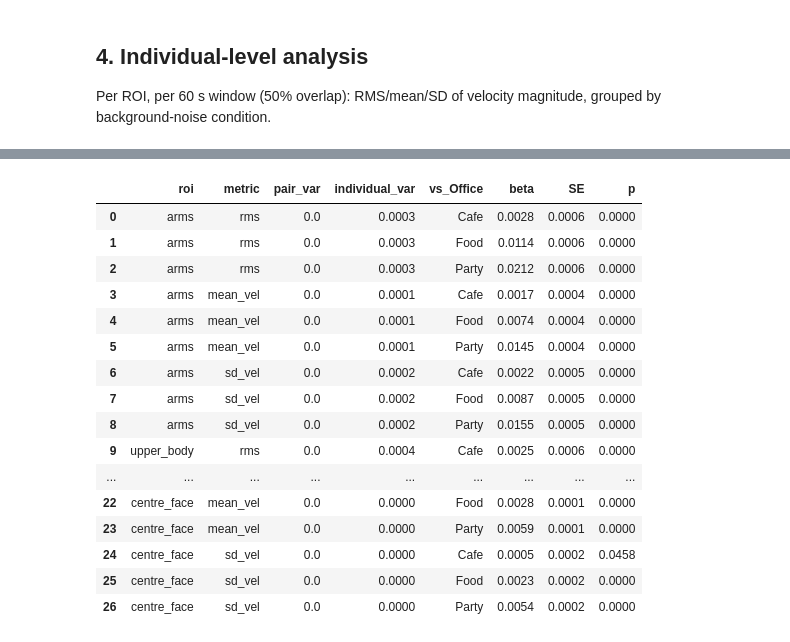
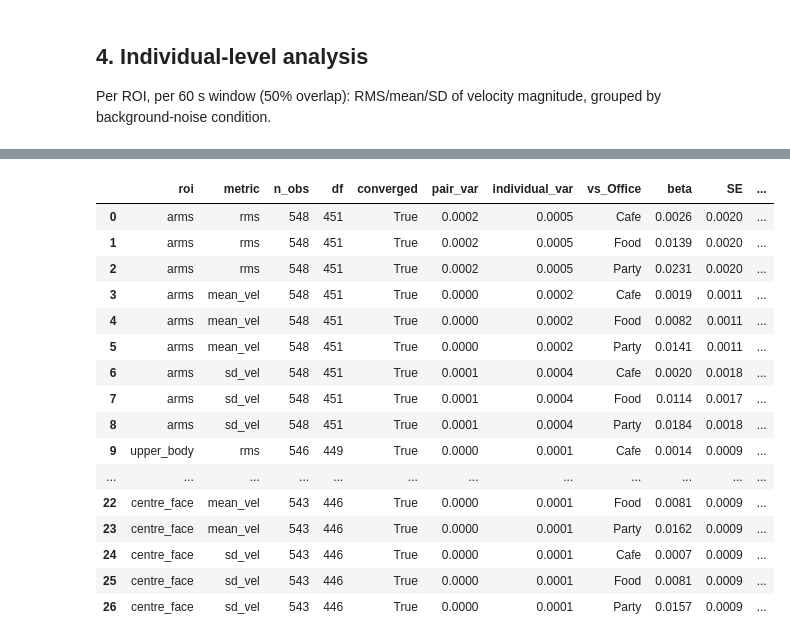
Before and after one commit to MInD-Laboratory/Pose-Dynamics, a Jupyter notebook: notebooks/case2_mosaic_reproduction.ipynb, the cells around one changed output, grey strips where cells are left out. Cells and saved outputs as stored; diff of their text form; code cells hidden in the pictures.

```diff
--- a/notebooks/case2_mosaic_reproduction.ipynb
+++ b/notebooks/case2_mosaic_reproduction.ipynb
@@ -61,14 +192,0 @@ At 30 Hz we estimate `(τ, m)` from AMI/FNN across the ROI signals, then commit.
-# %%
-from pose_dynamics.embedding import select_embedding, Signal, plot_embedding_evidence
-
-signals = []
-for f in files:
-    s, rm = load_mosaic_file(f)
-    fs = roi_velocity_signals(s, rm)
-    for roi in rm:
-        signals.append(Signal(f"{Path(f).stem}_{roi}", fs.get(f"{roi}_speed"), group={"roi": roi}))
-
-evidence = select_embedding(signals, tau_grid=(10, 20), m_grid=(3, 6),
-                            ami_max_lag=40, fnn_max_dim=8, subset=40, seed=0)
-plot_embedding_evidence(evidence)
-print(evidence.justification)
@@ -108,9 +239,10 @@ params.to_dict()
 Per ROI, per 60 s window (50% overlap): RMS/mean/SD of velocity magnitude, grouped
 by background-noise condition.
 # %%
-from pose_dynamics.case_studies.mosaic import run_individual, plot_individual_figure
+from pose_dynamics.case_studies.mosaic import run_individual
 
-df = run_individual(files, CONDITIONS_CSV, progress=True)
+df = cached("individual_aligned",
+            lambda: run_individual(files, CONDITIONS_CSV, progress=True))
 print(f"{len(df)} window-rows")
 df.groupby(["roi", "condition"], observed=True)[["rms", "mean_vel", "sd_vel"]].mean().round(4)
 # %% [output]
@@ -211,24 +303,12 @@ dataset. **Dyadic metrics** (cross-correlation, CRQA): random intercept for pair
 # %%
-import statsmodels.formula.api as smf
-import pandas as pd
-import warnings; warnings.simplefilter("ignore")
+from pose_dynamics.case_studies.mosaic import (
+    METRICS_DYAD, METRICS_IND, check_tukey_conservative, compare_alignment,
+    fit_dyadic, fit_individual, to_trial_dyad, to_trial_individual, tukey_pairwise,
+)
 
-df["participant"] = df["session"].astype(str) + "_" + df["camera"]
-df["session"] = df["session"].astype(str)
-
-vc = {"individual": "0 + C(participant)"}
-coef_rows = []
-for roi in ["arms", "upper_body", "centre_face"]:
-    sub = df[df["roi"] == roi]
-    for metric in ["rms", "mean_vel", "sd_vel"]:
-        m = smf.mixedlm(f"{metric} ~ C(condition, Treatment('Office'))",
-                        sub, groups=sub["session"], re_formula="1", vc_formula=vc).fit()
-        row = {"roi": roi, "metric": metric,
-               "pair_var": m.cov_re.iloc[0, 0], "individual_var": m.vcomp[0]}
-        for term, label in [("C(condition, Treatment('Office'))[T.Cafe]", "Cafe"),
-                            ("C(condition, Treatment('Office'))[T.Food]", "Food"),
-                            ("C(condition, Treatment('Office'))[T.Party]", "Party")]:
-            coef_rows.append({**row, "vs_Office": label,
-                              "beta": m.params[term], "SE": m.bse[term], "p": m.pvalues[term]})
-pd.DataFrame(coef_rows).round(4)
+# --- primary fit: individual-level, trial means ---
+df_trial = to_trial_individual(df)
+coef_individual_df = fit_individual(df_trial)
+print(f"individual: {len(df)} window rows -> {len(df_trial)} trial rows")
+coef_individual_df
 # %% [output]
@@ -235,18 +316,18 @@ pd.DataFrame(coef_rows).round(4)
-|  | roi | metric | pair_var | individual_var | vs_Office | beta | SE | p |
-| 0 | arms | rms | 0.0 | 0.0003 | Cafe | 0.0028 | 0.0006 | 0.0000 |
-| 1 | arms | rms | 0.0 | 0.0003 | Food | 0.0114 | 0.0006 | 0.0000 |
-| 2 | arms | rms | 0.0 | 0.0003 | Party | 0.0212 | 0.0006 | 0.0000 |
-| 3 | arms | mean_vel | 0.0 | 0.0001 | Cafe | 0.0017 | 0.0004 | 0.0000 |
-| 4 | arms | mean_vel | 0.0 | 0.0001 | Food | 0.0074 | 0.0004 | 0.0000 |
-| 5 | arms | mean_vel | 0.0 | 0.0001 | Party | 0.0145 | 0.0004 | 0.0000 |
-| 6 | arms | sd_vel | 0.0 | 0.0002 | Cafe | 0.0022 | 0.0005 | 0.0000 |
-| 7 | arms | sd_vel | 0.0 | 0.0002 | Food | 0.0087 | 0.0005 | 0.0000 |
-| 8 | arms | sd_vel | 0.0 | 0.0002 | Party | 0.0155 | 0.0005 | 0.0000 |
-| 9 | upper_body | rms | 0.0 | 0.0004 | Cafe | 0.0025 | 0.0006 | 0.0000 |
-| ... | ... | ... | ... | ... | ... | ... | ... | ... |
-| 22 | centre_face | mean_vel | 0.0 | 0.0000 | Food | 0.0028 | 0.0001 | 0.0000 |
-| 23 | centre_face | mean_vel | 0.0 | 0.0000 | Party | 0.0059 | 0.0001 | 0.0000 |
-| 24 | centre_face | sd_vel | 0.0 | 0.0000 | Cafe | 0.0005 | 0.0002 | 0.0458 |
-| 25 | centre_face | sd_vel | 0.0 | 0.0000 | Food | 0.0023 | 0.0002 | 0.0000 |
-| 26 | centre_face | sd_vel | 0.0 | 0.0000 | Party | 0.0054 | 0.0002 | 0.0000 |
+|  | roi | metric | n_obs | df | converged | pair_var | individual_var | vs_Office | beta | SE | ... |
+| 0 | arms | rms | 548 | 451 | True | 0.0002 | 0.0005 | Cafe | 0.0026 | 0.0020 | ... |
+| 1 | arms | rms | 548 | 451 | True | 0.0002 | 0.0005 | Food | 0.0139 | 0.0020 | ... |
+| 2 | arms | rms | 548 | 451 | True | 0.0002 | 0.0005 | Party | 0.0231 | 0.0020 | ... |
+| 3 | arms | mean_vel | 548 | 451 | True | 0.0000 | 0.0002 | Cafe | 0.0019 | 0.0011 | ... |
+| 4 | arms | mean_vel | 548 | 451 | True | 0.0000 | 0.0002 | Food | 0.0082 | 0.0011 | ... |
+| 5 | arms | mean_vel | 548 | 451 | True | 0.0000 | 0.0002 | Party | 0.0141 | 0.0011 | ... |
+| 6 | arms | sd_vel | 548 | 451 | True | 0.0001 | 0.0004 | Cafe | 0.0020 | 0.0018 | ... |
+| 7 | arms | sd_vel | 548 | 451 | True | 0.0001 | 0.0004 | Food | 0.0114 | 0.0017 | ... |
+| 8 | arms | sd_vel | 548 | 451 | True | 0.0001 | 0.0004 | Party | 0.0184 | 0.0018 | ... |
+| 9 | upper_body | rms | 546 | 449 | True | 0.0000 | 0.0001 | Cafe | 0.0014 | 0.0009 | ... |
+| ... | ... | ... | ... | ... | ... | ... | ... | ... | ... | ... | ... |
+| 22 | centre_face | mean_vel | 543 | 446 | True | 0.0000 | 0.0001 | Food | 0.0081 | 0.0009 | ... |
+| 23 | centre_face | mean_vel | 543 | 446 | True | 0.0000 | 0.0001 | Party | 0.0162 | 0.0009 | ... |
+| 24 | centre_face | sd_vel | 543 | 446 | True | 0.0000 | 0.0001 | Cafe | 0.0007 | 0.0009 | ... |
+| 25 | centre_face | sd_vel | 543 | 446 | True | 0.0000 | 0.0001 | Food | 0.0081 | 0.0009 | ... |
+| 26 | centre_face | sd_vel | 543 | 446 | True | 0.0000 | 0.0001 | Party | 0.0157 | 0.0009 | ... |
 # %%
```
Also changed, not shown: parts of 34 cells of this notebook, 8 other files.
